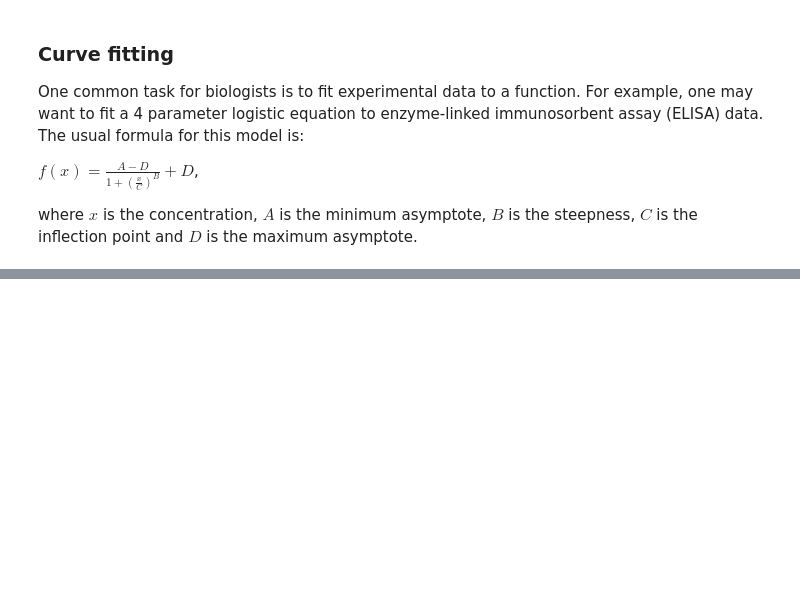
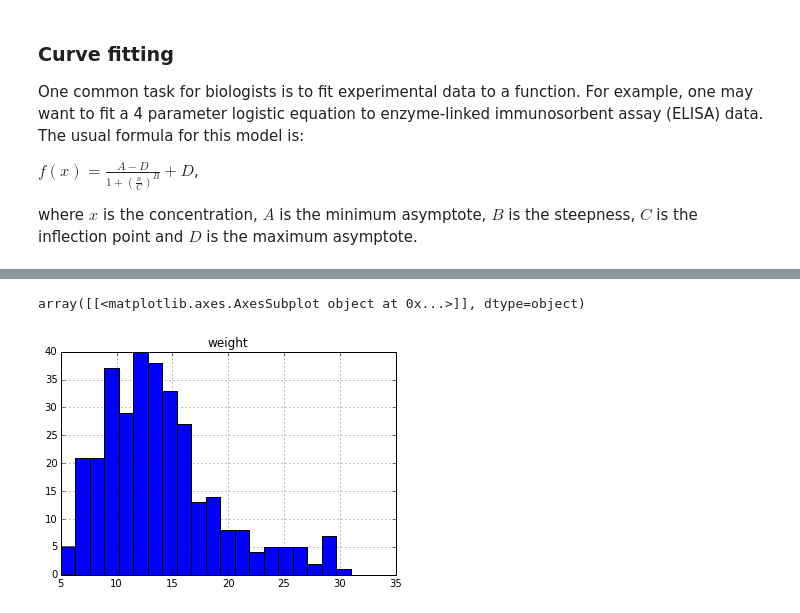
Before and after one commit to schryer/python_course_material, a Jupyter notebook: notebooks/7_introduction_to_sequence_alignment_Entrez_and_curve_fitting.ipynb, the cells around one changed output, grey strips where cells are left out. Saved outputs shown, nothing was run; the diff lists cells and outputs as text; code cells hidden in the pictures; blank space fills up the shorter version.

```diff
--- a/notebooks/7_introduction_to_sequence_alignment_Entrez_and_curve_fitting.ipynb
+++ b/notebooks/7_introduction_to_sequence_alignment_Entrez_and_curve_fitting.ipynb
@@ -220,0 +223,11 @@ plt.show()
+# %%
+filename = '../../data/python_excel.xlsx'
+# %%
+df = pd.read_excel(filename)
+# %%
+df.columns
+df['weight']
+df.hist(column='weight', bins=20)
+# %% [output]
+array([[<matplotlib.axes.AxesSubplot object at 0x...>]], dtype=object)
+[figure, added]
```
Also changed, not shown: parts of 9 cells of this notebook, 9 other files.
